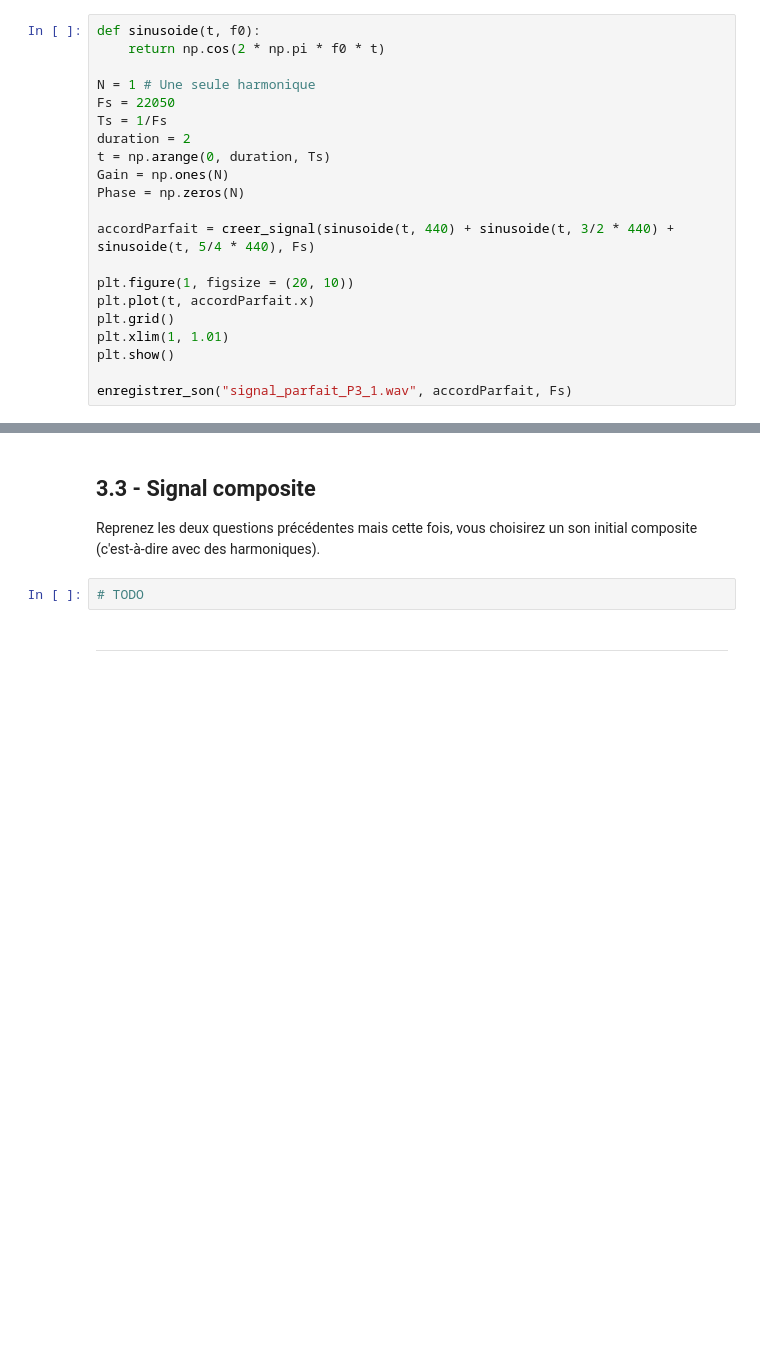
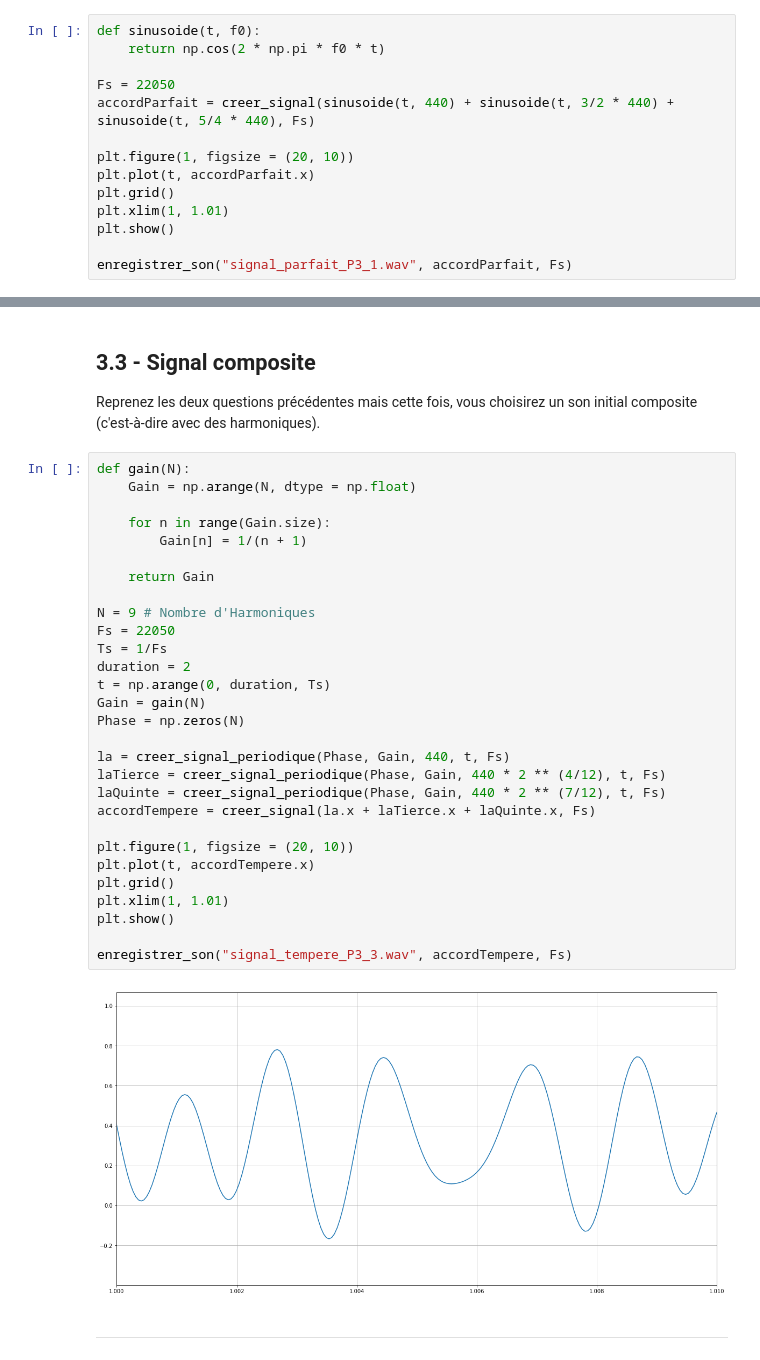
Before and after one commit to guillaume-haerinck/imac-tp-signal, a Jupyter notebook: tp-02-gain-phase/rendu-tp-02.ipynb, the cells around one changed output, grey strips where cells are left out. Drawn from its saved outputs; the diff is of its cells as text; blank space fills up the shorter version.

```diff
--- a/tp-02-gain-phase/rendu-tp-02.ipynb
+++ b/tp-02-gain-phase/rendu-tp-02.ipynb
@@ -437,14 +429,7 @@ def gain(N):
 def sinusoide(t, f0):
     return np.cos(2 * np.pi * f0 * t)
 
-N = 1 # Une seule harmonique
 Fs = 22050
-Ts = 1/Fs
-duration = 2
-t = np.arange(0, duration, Ts)
-Gain = np.ones(N)
-Phase = np.zeros(N)
-
 accordParfait = creer_signal(sinusoide(t, 440) + sinusoide(t, 3/2 * 440) + sinusoide(t, 5/4 * 440), Fs)
 
 plt.figure(1, figsize = (20, 10))
@@ -476,8 +461,37 @@ enregistrer_son("signal_tempere_P3_2.wav", accordParfait, Fs)
 ## 3.3 - Signal composite
 
 Reprenez les deux questions précédentes mais cette fois, vous choisirez un son initial composite (c'est-à-dire avec des harmoniques).
-# %%
-# TODO
+# %%
+def gain(N):
+    Gain = np.arange(N, dtype = np.float)
+
+    for n in range(Gain.size):
+        Gain[n] = 1/(n + 1)
+
+    return Gain
+
+N = 9 # Nombre d'Harmoniques
+Fs = 22050
+Ts = 1/Fs
+duration = 2
+t = np.arange(0, duration, Ts)
+Gain = gain(N)
+Phase = np.zeros(N)
+
+la = creer_signal_periodique(Phase, Gain, 440, t, Fs)
+laTierce = creer_signal_periodique(Phase, Gain, 440 * 2 ** (4/12), t, Fs)
+laQuinte = creer_signal_periodique(Phase, Gain, 440 * 2 ** (7/12), t, Fs)
+accordTempere = creer_signal(la.x + laTierce.x + laQuinte.x, Fs)
+
+plt.figure(1, figsize = (20, 10))
+plt.plot(t, accordTempere.x)
+plt.grid()
+plt.xlim(1, 1.01)
+plt.show()
+
+enregistrer_son("signal_tempere_P3_3.wav", accordTempere, Fs)
+# %% [output]
+[figure, added]
 # %% [markdown]
 ---
 # %% [markdown]
```
Also changed, not shown: parts of 3 cells of this notebook.
